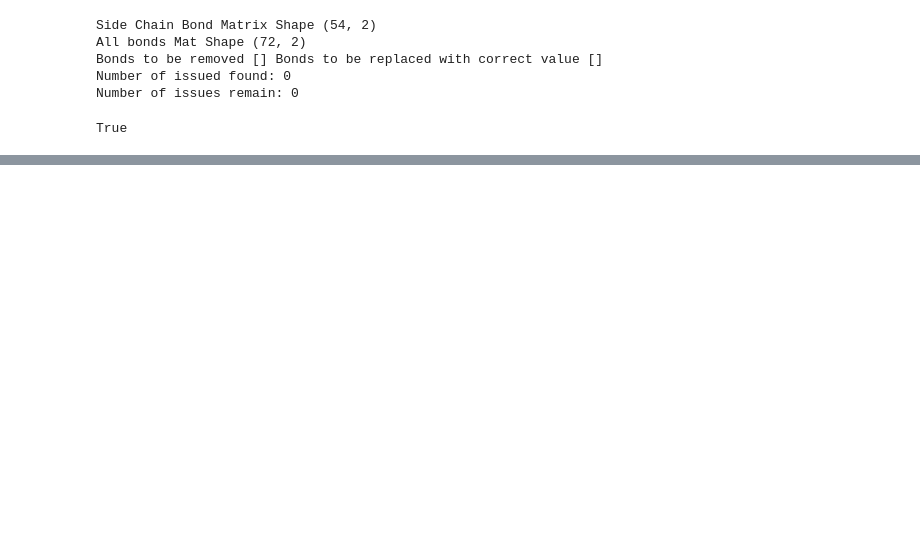
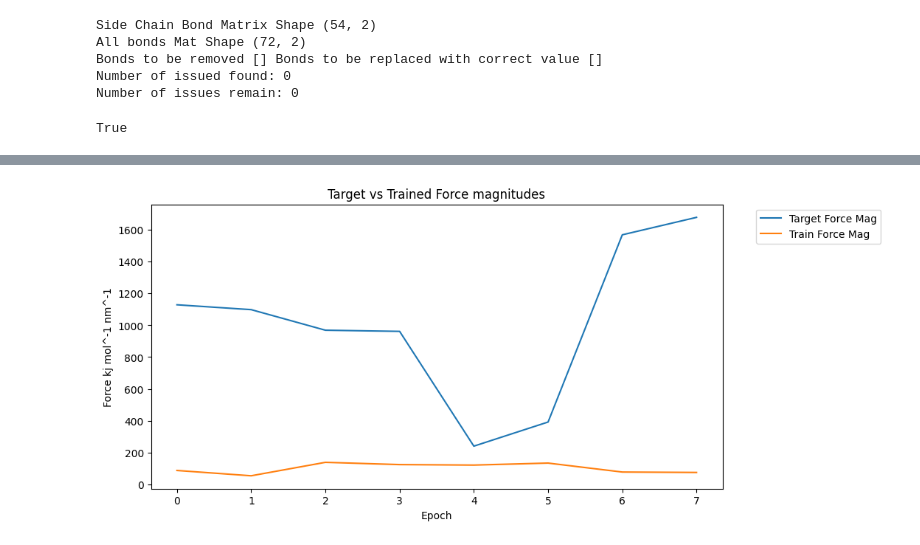
Before and after one commit to limresgrp/CGffap, a Jupyter notebook: SimGen.ipynb, the cells around one changed output, grey strips where cells are left out. Saved outputs shown, nothing was run; the diff lists cells and outputs as text; code cells hidden in the pictures; blank space fills up the shorter version.

```diff
--- a/SimGen.ipynb
+++ b/SimGen.ipynb
@@ -265 +264,5 @@ system.plotLosses(truncate=1)
+# %%
+system.plotForceMagnitudeMatching(bead_index=1, to_frame=8)
+# %% [output]
+[figure, added]
 # %%
```
Also changed, not shown: parts of 24 cells of this notebook, 10 other files.
